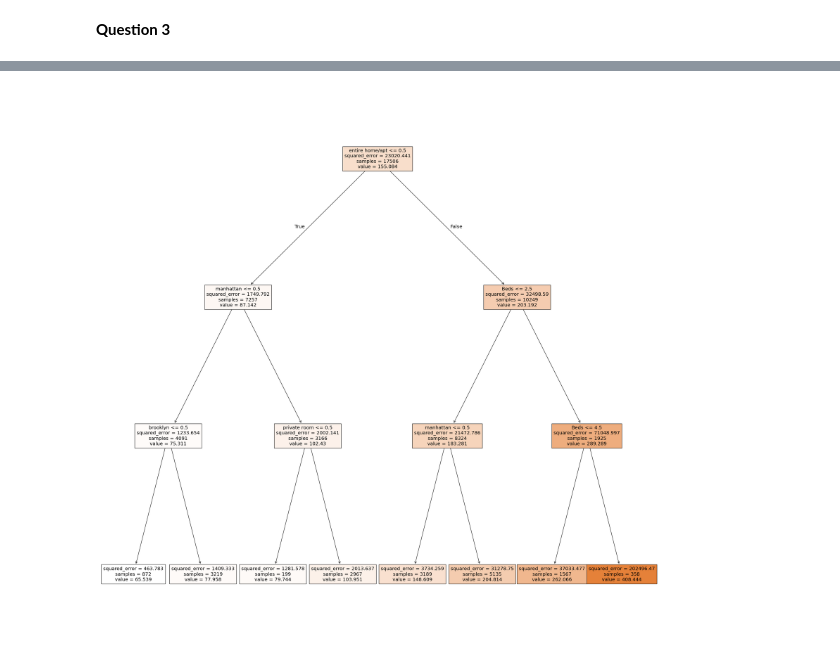
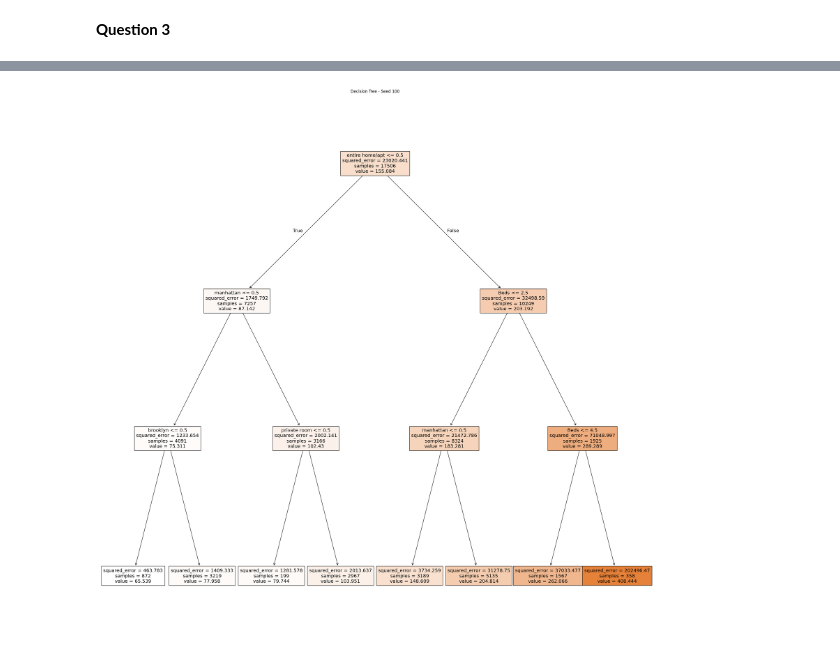
Before and after one commit to amn8ge/lab_tree_stability, a Jupyter notebook: lab_notebook.ipynb, the cells around one changed output, grey strips where cells are left out. Drawn from its saved outputs; the diff is of its cells as text; code cells hidden in the pictures.

```diff
--- a/lab_notebook.ipynb
+++ b/lab_notebook.ipynb
@@ -182,6 +182,8 @@ airbnb.head()
 | 6 | 1783 | manhattan | apartment | entire home/apt | 10004 | 1.0 | 1 | 250 | ... |
 | 7 | 2078 | brooklyn | apartment | private room | 11201 | 1.0 | 1 | 90 | ... |
 | 8 | 2339 | manhattan | apartment | entire home/apt | 10009 | 2.0 | 1 | 270 | ... |
+# %%
+airbnb_cleaned = airbnb.copy()
 # %% [markdown]
 **Question 2**
 # %%
@@ -290,56 +292,60 @@ Seed 1: 100
 # %%
-# Seed = 100
-from sklearn.model_selection import train_test_split
-from sklearn.tree import DecisionTreeRegressor, plot_tree
-from sklearn.linear_model import LinearRegression
-from sklearn.metrics import mean_squared_error, r2_score
-import pandas as pd
-import matplotlib.pyplot as plt
+seeds = [100, 42, 2025]
 
-y = airbnb['price_clean']
+# Optionally, store results for all seeds
+results_dict = {}
 
-print('Property Type:', airbnb['Property Type'].unique())
-print('Room Type:', airbnb['Room Type'].unique())
-print('Neighbourhood:', airbnb['Neighbourhood'].unique())
+for seed in seeds:
+    print(f"\n=== Seed {seed} ===")
+    # Always start from airbnb_cleaned
+    y = airbnb_cleaned['price_clean']
+    type_dummy = pd.get_dummies(airbnb_cleaned['Property Type'])
+    room_dummy = pd.get_dummies(airbnb_cleaned['Room Type'])
+    nbhd_dummy = pd.get_dummies(airbnb_cleaned['Neighbourhood'])
+    vars = ['Beds', 'Number of Records']
+    X = pd.concat([airbnb_cleaned.loc[:, vars], type_dummy, nbhd_dummy, room_dummy], axis=1)
 
-type_dummy = pd.get_dummies(airbnb['Property Type'])
-room_dummy = pd.get_dummies(airbnb['Room Type'])
-nbhd_dummy = pd.get_dummies(airbnb['Neighbourhood'])
+    # Train-test split (this will be new for each seed)
+    X_train, X_test, y_train, y_test = train_test_split(X, y, test_size=0.2, random_state=seed)
 
-vars = ['Beds', 'Number of Records']
-X = pd.concat([airbnb.loc[:, vars], type_dummy, nbhd_dummy, room_dummy], axis=1)
+    # Fit decision tree
+    cart = DecisionTreeRegressor(max_depth=3)
+    cart.fit(X_train, y_train)
+    y_hat_cart = cart.predict(X_test)
 
-X_train, X_test, y_train, y_test = train_test_split(X, y, test_size=0.2, random_state=100)
+    # Fit linear regression
+    linreg = LinearRegression()
+    linreg.fit(X_train, y_train)
+    y_hat_linreg = linreg.predict(X_test)
 
-cart = DecisionTreeRegressor(max_depth=3)
-cart = cart.fit(X_train, y_train)
-y_hat_cart = cart.predict(X_test)
+    # Evaluate Decision Tree
+    mse_cart = mean_squared_error(y_test, y_hat_cart)
+    r2_cart = r2_score(y_test, y_hat_cart)
+    print(f"Decision Tree - MSE: {mse_cart:.2f}, R²: {r2_cart:.3f}")
 
-linreg = LinearRegression()
-linreg = linreg.fit(X_train, y_train)
-y_hat_linreg = linreg.predict(X_test)
+    # Evaluate Linear Regression
+    mse_linreg = mean_squared_error(y_test, y_hat_linreg)
+    r2_linreg = r2_score(y_test, y_hat_linreg)
+    print(f"Linear Regression - MSE: {mse_linreg:.2f}, R²: {r2_linreg:.3f}")
 
-mse_cart = mean_squared_error(y_test, y_hat_cart)
-r2_cart = r2_score(y_test, y_hat_cart)
-print(f"Decision Tree - MSE: {mse_cart:.2f}, R²: {r2_cart:.3f}")
+    cart_preds = pd.Series(y_hat_cart, name='cart_predictions')
+    linreg_preds = pd.Series(y_hat_linreg, name='linear_regression_predictions')
 
-mse_linreg = mean_squared_error(y_test, y_hat_linreg)
-r2_linreg = r2_score(y_test, y_hat_linreg)
-print(f"Linear Regression - MSE: {mse_linreg:.2f}, R²: {r2_linreg:.3f}")
+    # Store predictions/results for this seed
+    results = pd.DataFrame({
+        'actual': y_test.reset_index(drop=True),
+        'cart_pred': cart_preds,
+        'linreg_pred': linreg_preds
+    })
+    print(results.head())
 
-cart_preds = pd.Series(y_hat_cart, name='cart_predictions')
-linreg_preds = pd.Series(y_hat_linreg, name='linear_regression_predictions')
+    # Store results dictionary if needed for further analysis
+    results_dict[seed] = {'decision_tree': cart, 'linear_model': linreg, 'preds': results}
 
-results = pd.DataFrame({
-    'actual': y_test.reset_index(drop=True),
-    'cart_pred': cart_preds,
-    'linreg_pred': linreg_preds
-})
-
-print(results.head())
-
-plt.figure(figsize=(30,30))
-var_names = cart.feature_names_in_
-plot_tree(cart, filled=True, feature_names=var_names)
-plt.show()
+    # Visualize decision tree
+    plt.figure(figsize=(30,30))
+    var_names = cart.feature_names_in_
+    plot_tree(cart, filled=True, feature_names=var_names)
+    plt.title(f'Decision Tree - Seed {seed}')
+    plt.show()
 # %% [output]
@@ -351,9 +353,9 @@ Neighbourhood: ['manhattan' 'brooklyn' 'queens' 'bronx' 'staten island']
 Decision Tree - MSE: 14226.41, R²: 0.260
 Linear Regression - MSE: 13457.86, R²: 0.300
    actual   cart_pred  linreg_pred
 0     500  408.444134   349.347766
 1      99   77.957751    57.766903
 2      87   77.957751    57.766903
 3      49  103.951129   150.293877
 4      95  148.609282   176.861295
-[figure, old version]
+[figure, new version]
```
Also changed, not shown: parts of 4 cells of this notebook.
